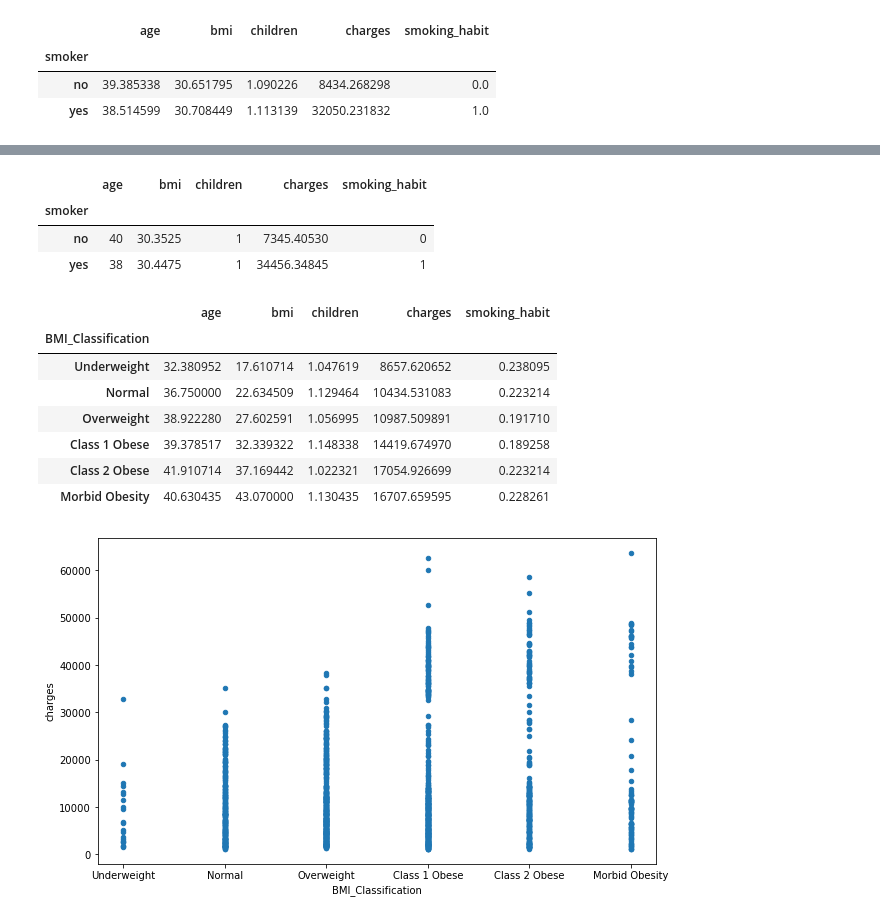
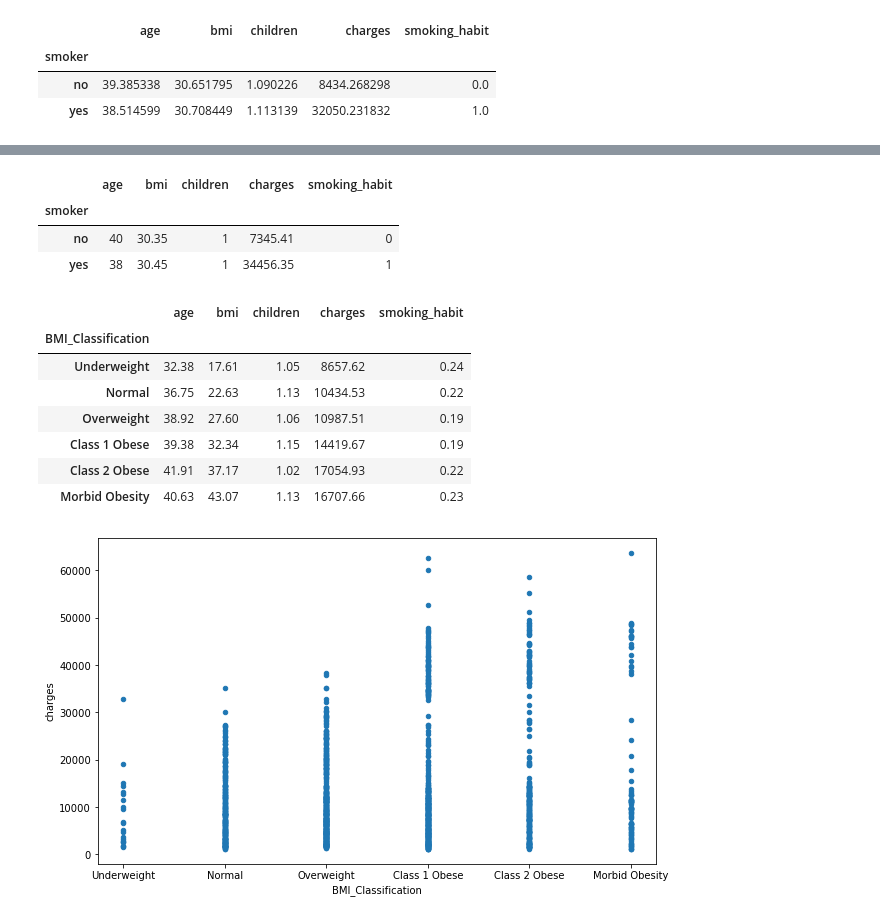
Before and after one commit to tonyzz987/GA, a Jupyter notebook: Hospital Bill EDA.ipynb, the cells around one changed output, grey strips where cells are left out. Cells and saved outputs as stored; diff of their text form; code cells hidden in the pictures.

```diff
--- a/Hospital Bill EDA.ipynb
+++ b/Hospital Bill EDA.ipynb
@@ -119,9 +151,12 @@ bill.corr()
 #40 or greater	Morbid Obesity
 condition =[(bill['bmi'] <= 18.5), (bill['bmi'] > 18.5) & (bill['bmi'] <= 24.99),(bill['bmi'] > 24.99) & (bill['bmi'] <= 29.99),
             (bill['bmi'] > 29.99) & (bill['bmi'] <= 34.99), (bill['bmi'] > 34.99) & (bill['bmi'] <= 39.99),(bill['bmi'] > 39.99)]
-values = ['Underweight', 'Normal', 'Overweight', 'Class 1 Obese', 'Class 2 Obese', 'Morbid Obesity']
+values = [0,1,2,3,4,5]
 
 bill['BMI_Classification'] = np.select(condition, values)
+#As for the values:
+#0: 'Underweight', 1:'Normal', 2:'Overweight',
+#3:'Class 1 Obese', 4:'Class 2 Obese', 5:'Morbid Obesity'
 # %%
 bill.head()
 # %% [output]
@@ -152,3 +203,7 @@ bill.groupby('smoker').mean()
 | smoker |  |  |  |  |  |
 | no | 39.385338 | 30.651795 | 1.090226 | 8434.268298 | 0.0 |
 | yes | 38.514599 | 30.708449 | 1.113139 | 32050.231832 | 1.0 |
+# %%
+bill.sort_values('bmi', ascending=True, inplace=True)
+bill.boxplot('charges',by='BMI_Classification',figsize=(10,8));
+#Every BMI classifications have similar minimum charge, but the Obese groups have a much higher upper limit
@@ -155,23 +212,23 @@ bill.groupby('smoker').mean()
 # %%
 #In median, smokers' bills are 4.69 times higher than non smokers
-bill.groupby('smoker').median()
+bill.groupby('smoker').median().round(2)
 # %% [output]
 |  | age | bmi | children | charges | smoking_habit |
 | smoker |  |  |  |  |  |
-| no | 40 | 30.3525 | 1 | 7345.40530 | 0 |
-| yes | 38 | 30.4475 | 1 | 34456.34845 | 1 |
+| no | 40 | 30.35 | 1 | 7345.41 | 0 |
+| yes | 38 | 30.45 | 1 | 34456.35 | 1 |
 # %%
 #As BMI level increases, the charages is likely going to increase too
-bill.groupby('BMI_Classification').mean().sort_values('bmi')
+bill.groupby('BMI_Classification').mean().sort_values('bmi').round(2)
 # %% [output]
 |  | age | bmi | children | charges | smoking_habit |
 | BMI_Classification |  |  |  |  |  |
-| Underweight | 32.380952 | 17.610714 | 1.047619 | 8657.620652 | 0.238095 |
-| Normal | 36.750000 | 22.634509 | 1.129464 | 10434.531083 | 0.223214 |
-| Overweight | 38.922280 | 27.602591 | 1.056995 | 10987.509891 | 0.191710 |
-| Class 1 Obese | 39.378517 | 32.339322 | 1.148338 | 14419.674970 | 0.189258 |
-| Class 2 Obese | 41.910714 | 37.169442 | 1.022321 | 17054.926699 | 0.223214 |
-| Morbid Obesity | 40.630435 | 43.070000 | 1.130435 | 16707.659595 | 0.228261 |
+| Underweight | 32.38 | 17.61 | 1.05 | 8657.62 | 0.24 |
+| Normal | 36.75 | 22.63 | 1.13 | 10434.53 | 0.22 |
+| Overweight | 38.92 | 27.60 | 1.06 | 10987.51 | 0.19 |
+| Class 1 Obese | 39.38 | 32.34 | 1.15 | 14419.67 | 0.19 |
+| Class 2 Obese | 41.91 | 37.17 | 1.02 | 17054.93 | 0.22 |
+| Morbid Obesity | 40.63 | 43.07 | 1.13 | 16707.66 | 0.23 |
 # %%
 #As BMI increases, the upper limit and the median charge for the medical bill will likely
 #to increase especially for class 1 obesesity and beyond
```
Also changed, not shown: parts of 9 cells of this notebook.
